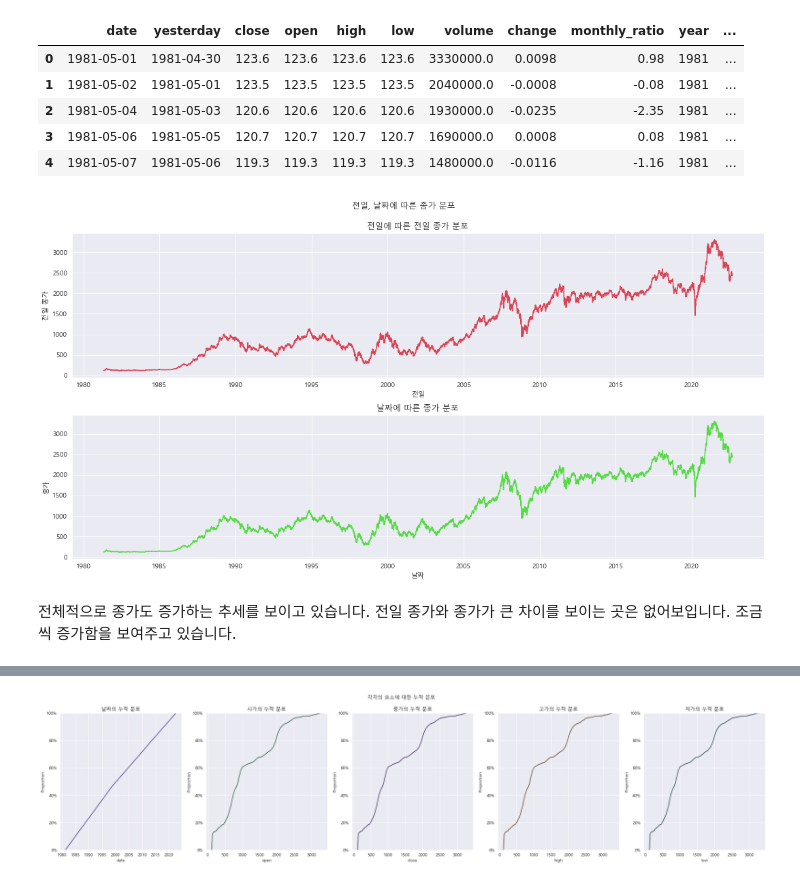
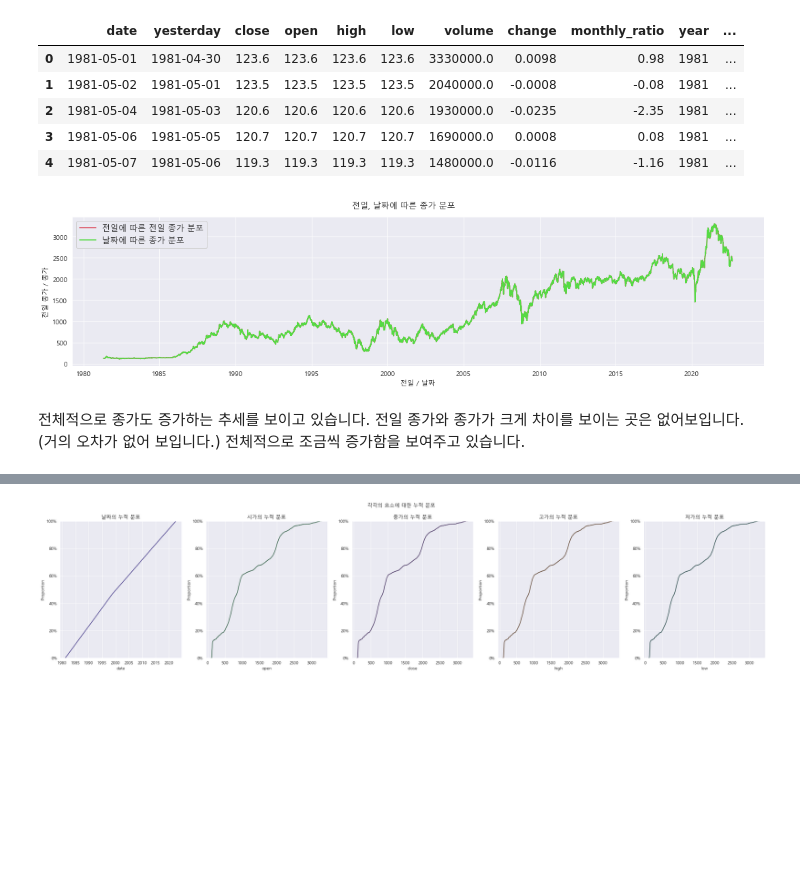
Before and after one commit to NohJeongKim/dacon-kospi, a Jupyter notebook: kospi.ipynb, the cells around one changed output, grey strips where cells are left out. Saved outputs shown, nothing was run; the diff lists cells and outputs as text; code cells hidden in the pictures; blank space fills up the shorter version.

```diff
--- a/kospi.ipynb
+++ b/kospi.ipynb
@@ -1002,26 +1006,23 @@ df_copy.head()
 | 3 | 1981-05-06 | 1981-05-05 | 120.7 | 120.7 | 120.7 | 120.7 | 1690000.0 | 0.0008 | 0.08 | 1981 | ... |
 | 4 | 1981-05-07 | 1981-05-06 | 119.3 | 119.3 | 119.3 | 119.3 | 1480000.0 | -0.0116 | -1.16 | 1981 | ... |
 # %%
-fig, ax=plt.subplots(2,1, figsize=(15,8))
+fig, ax=plt.subplots(1,1, figsize=(15,4))
 
-_=sns.lineplot(data=df_copy, x="yesterday", y="pd_close", ax=ax[0], color="#DB4455")
-_=sns.lineplot(data=df_copy, x="date", y="close", ax=ax[1], color="#55DB44")
+_=sns.lineplot(data=df_copy, x="yesterday", y="pd_close", ax=ax, color="#DB4455", label="전일에 따른 전일 종가 분포")
+_=sns.lineplot(data=df_copy, x="date", y="close", ax=ax, color="#55DB44", label="날짜에 따른 종가 분포")
 
-_=ax[0].set_title("전일에 따른 전일 종가 분포")
-_=ax[1].set_title("날짜에 따른 종가 분포")
-_=ax[0].set_ylabel("전일 종가")
-_=ax[0].set_xlabel("전일")
-_=ax[1].set_ylabel("종가")
-_=ax[1].set_xlabel("날짜")
+_=ax.set_ylabel("전일 종가 / 종가")
+_=ax.set_xlabel("전일 / 날짜")
+_=ax.legend(fontsize=12)
 
 _=plt.suptitle("전일, 날짜에 따른 종가 분포")
 plt.tight_layout()
 plt.subplots_adjust(top=0.9)
 plt.savefig("images/전일, 날짜에 따른 종가 분포.png", dpi=200, facecolor="white")
 # %% [output]
-[figure, old version]
+[figure, new version]
 # %% [markdown]
-전체적으로 종가도 증가하는 추세를 보이고 있습니다. 전일 종가와 종가가 큰 차이를 보이는 곳은 없어보입니다. 조금씩 증가함을 보여주고 있습니다.
+전체적으로 종가도 증가하는 추세를 보이고 있습니다. 전일 종가와 종가가 크게 차이를 보이는 곳은 없어보입니다. (거의 오차가 없어 보입니다.) 전체적으로 조금씩 증가함을 보여주고 있습니다.
 # %%
 df_copy
 # %% [output]
```
Also changed, not shown: parts of 14 cells of this notebook, 5 other files.
